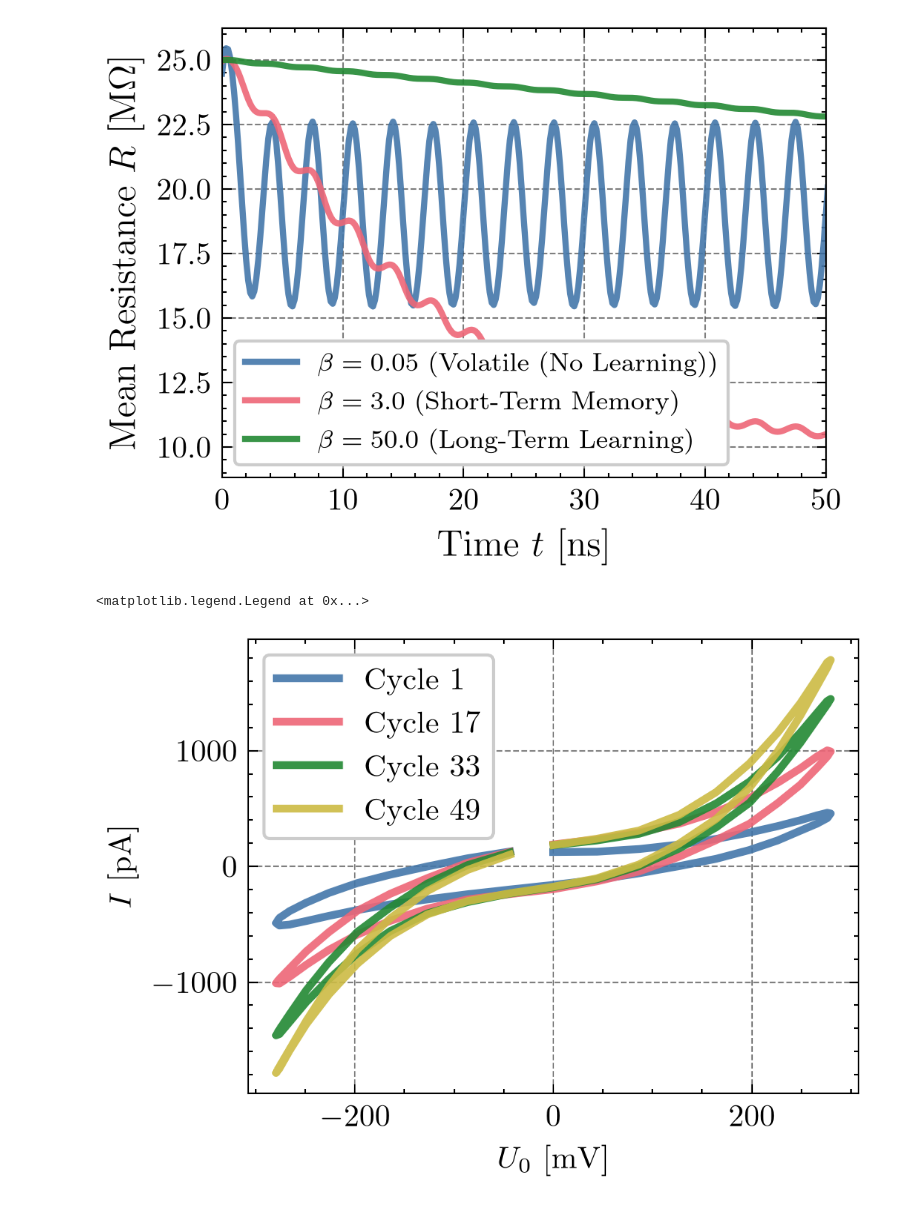
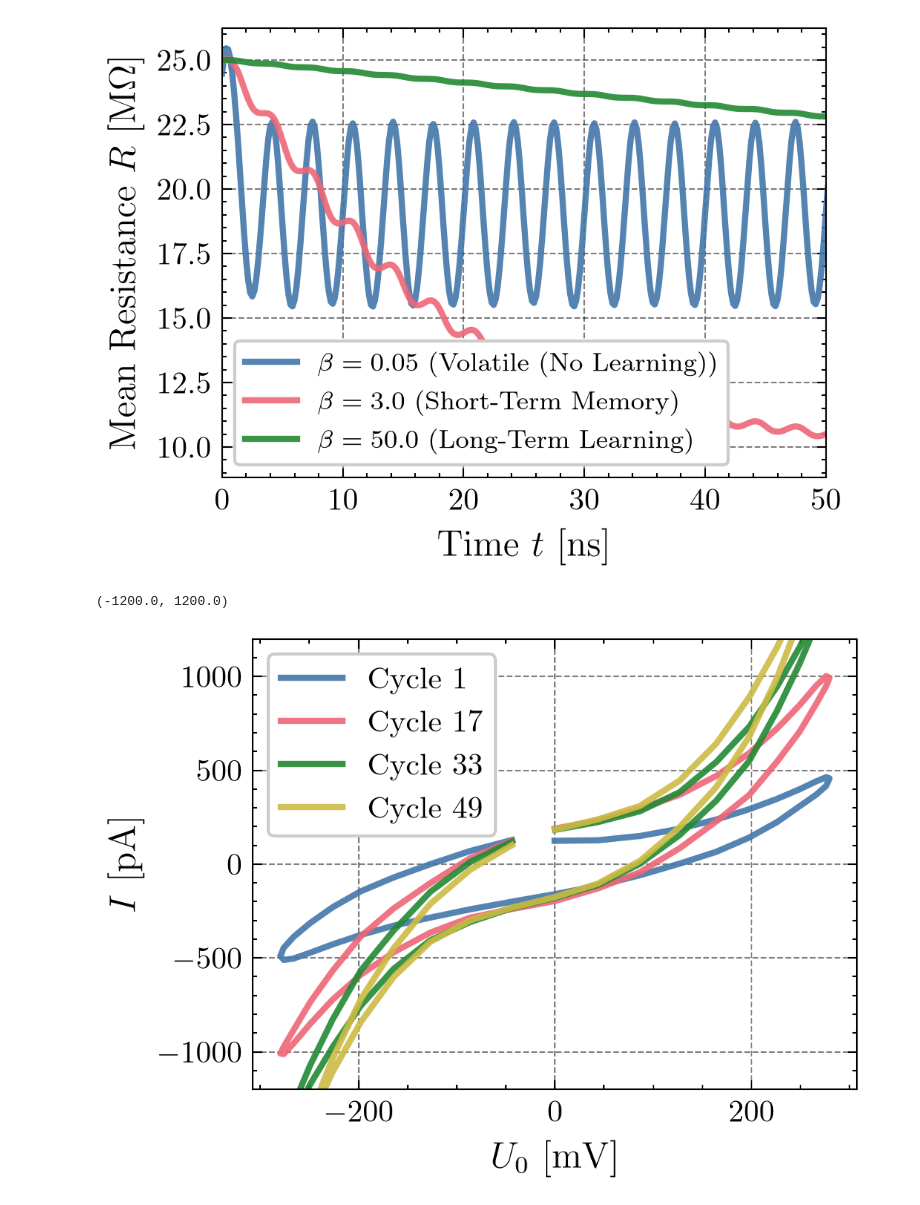
Before and after one commit to JonasMnsing/nanonets, a Jupyter notebook: notebooks/dynamic_resistances/sweep_amp_beta.ipynb, the cells around one changed output. Drawn from its saved outputs; the diff is of its cells as text; code cells hidden in the pictures.

```diff
--- a/notebooks/dynamic_resistances/sweep_amp_beta.ipynb
+++ b/notebooks/dynamic_resistances/sweep_amp_beta.ipynb
@@ -114,26 +111,27 @@ _ = ax.legend(frameon=True, loc='lower left', fontsize='small')
 # %%
 fig, ax = plt.subplots(dpi=300)
 
 target_amp = 0.28
 target_beta = 50.0
 df = data[target_amp][target_beta]
 
 V_smooth = savgol_filter(df['E0'].values, 11, 3)*1000
 I_smooth = savgol_filter(df['Total'].values, 15, 3)*1e-6
 
 steps_per_period = 40
 periods_to_plot = [0, 16, 32, 48]
 
 for idx, p in enumerate(periods_to_plot):
     start = p * steps_per_period
     end = (p + 1) * steps_per_period
 
     ax.plot(V_smooth[start:end], I_smooth[start:end],
-            lw=2.5, alpha=0.9, label=f"Cycle {p+1}")
+            lw=2., alpha=0.9, label=f"Cycle {p+1}")
 
-ax.set_xlabel(f"$U_0~[\mathrm{{mV}}]$")
-ax.set_ylabel(f"$I~[\mathrm{{pA}}]$")
+ax.set_xlabel(f"$U_0~[\mathrm{{mV}}]$", size="large")
+ax.set_ylabel(f"$I~[\mathrm{{pA}}]$", size="large")
 ax.legend(frameon=True, loc="upper left")
+ax.set_ylim(-1200,1200)
 # %% [output]
-<matplotlib.legend.Legend at 0x...>
+(-1200.0, 1200.0)
-[figure, old version]
+[figure, new version]
```
Also changed, not shown: parts of 2 cells of this notebook, 5 other files.
